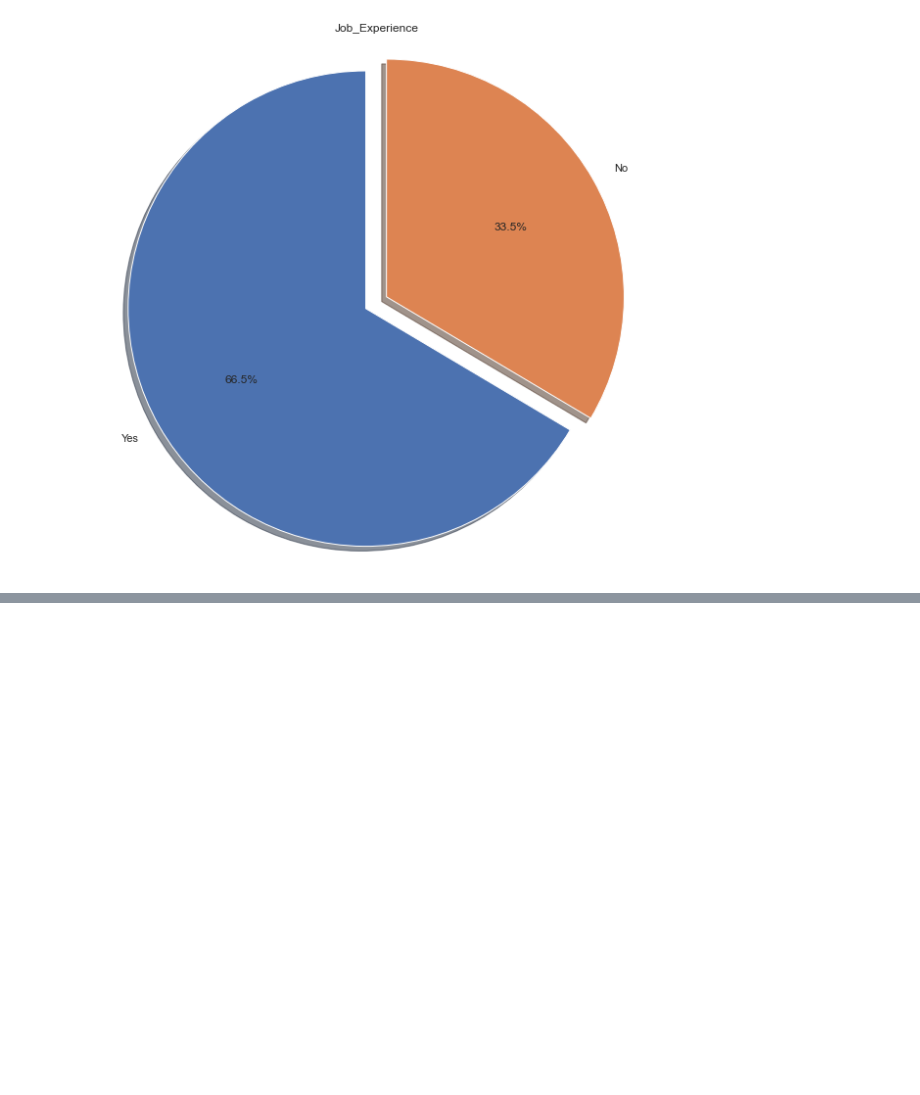
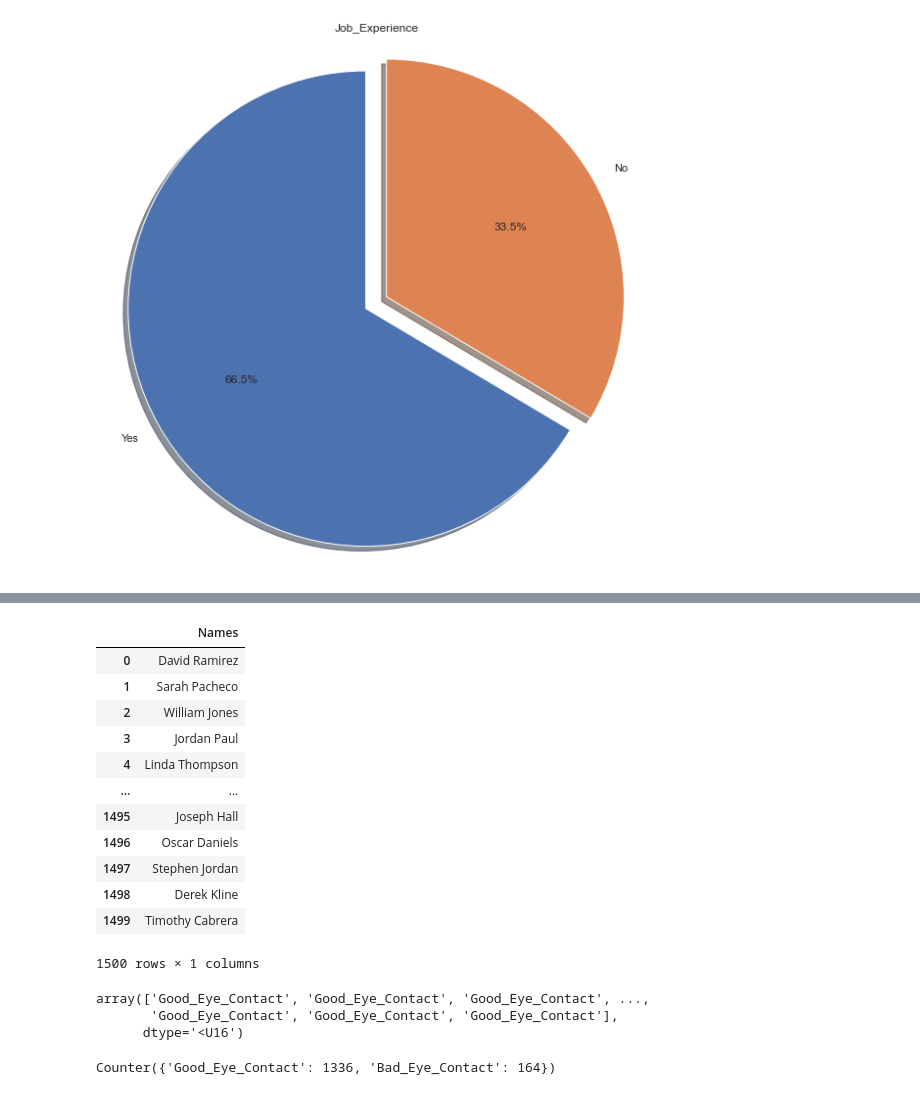
Before and after one commit to Deego88/Programming_for_Data_Analysis_Project_2020, a Jupyter notebook: Programming_for_Data_Analysis_Project_2020.ipynb, the cells around one changed output, grey strips where cells are left out. Drawn from its saved outputs; the diff is of its cells as text; code cells hidden in the pictures; blank space fills up the shorter version.

```diff
--- a/Programming_for_Data_Analysis_Project_2020.ipynb
+++ b/Programming_for_Data_Analysis_Project_2020.ipynb
@@ -356,0 +438,17 @@ plt.show()
+# %%
+# Call up or fake name DataFrame, we will use this as a sub dataframe to the main one
+df_0
+# %% [output]
+|  | Names |
+| 0 | David Ramirez |
+| 1 | Sarah Pacheco |
+| 2 | William Jones |
+| 3 | Jordan Paul |
+| 4 | Linda Thompson |
+| ... | ... |
+| 1495 | Joseph Hall |
+| 1496 | Oscar Daniels |
+| 1497 | Stephen Jordan |
+| 1498 | Derek Kline |
+| 1499 | Timothy Cabrera |
+1500 rows × 1 columns
@@ -356,0 +458,13 @@ plt.show()
+# %%
+# Create eye contact variable that contains a random choice 90% "Good" and 10% "Bad" Eye contact
+Eye_Contact= np.random.choice(Eye_Contact, 1500, p=[0.9, 0.1])
+Eye_Contact
+# %% [output]
+array(['Good_Eye_Contact', 'Good_Eye_Contact', 'Good_Eye_Contact', ...,
+       'Good_Eye_Contact', 'Good_Eye_Contact', 'Good_Eye_Contact'],
+      dtype='<U16')
+# %%
+# Check 90% / 10% split
+Counter(Eye_Contact)
+# %% [output]
+Counter({'Good_Eye_Contact': 1336, 'Bad_Eye_Contact': 164})
```
Also changed, not shown: parts of 17 cells of this notebook.
